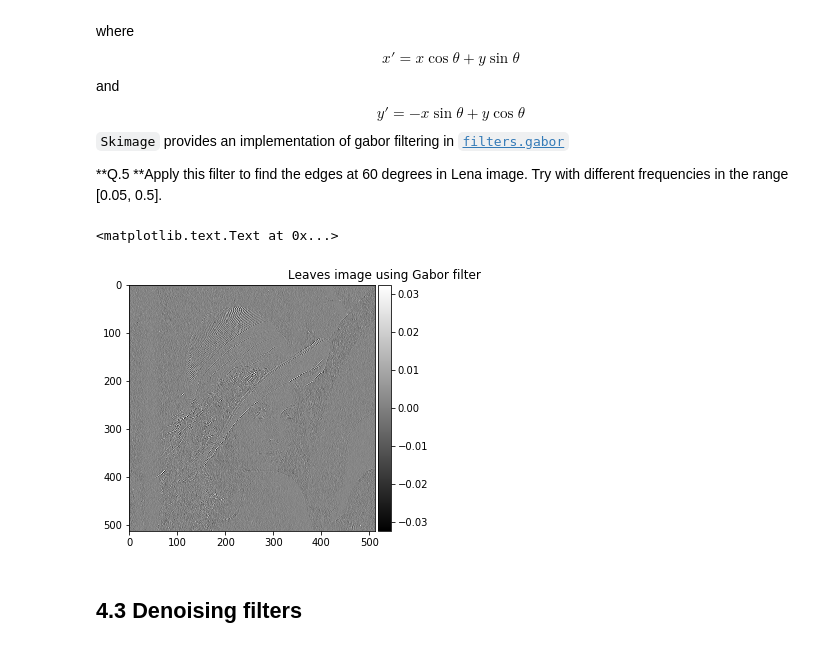
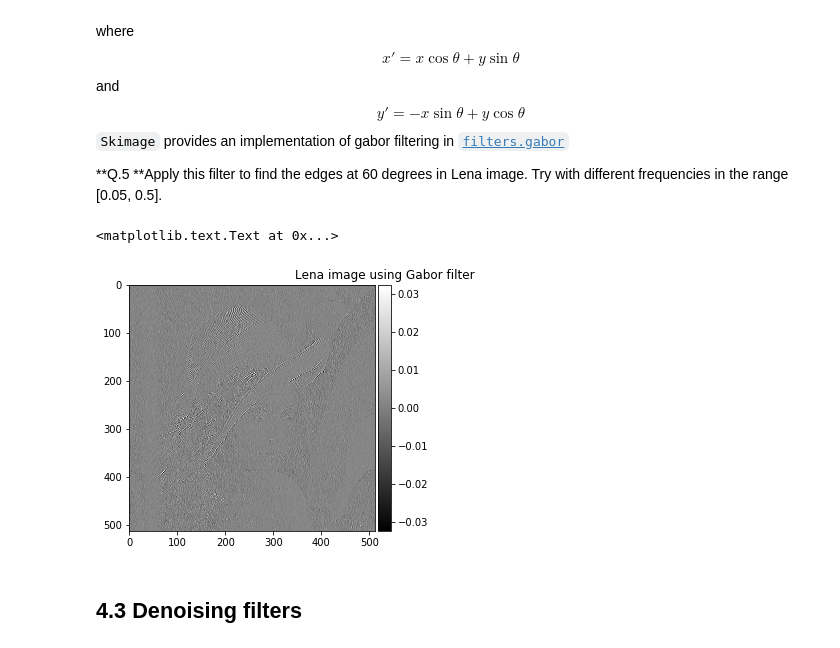
Before and after one commit to dariazotovamaia/B31XB-IIP-TP-1718, a Jupyter notebook: 4-filter-spatial-domain/4-spatial-filter.ipynb, the cells around one changed output. Saved outputs shown, nothing was run; the diff lists cells and outputs as text; code cells hidden in the pictures.

```diff
--- a/4-filter-spatial-domain/4-spatial-filter.ipynb
+++ b/4-filter-spatial-domain/4-spatial-filter.ipynb
@@ -185,10 +185,10 @@ $$
 # %%
 filt_real, filt_imag = filters.gabor(lena_im, frequency=0.5, theta=1.0472)
 io.imshow(filt_real, cmap = cm.gray)
-plt.title ('Leaves image using Gabor filter')
+plt.title ('Lena image using Gabor filter')
 # %% [output]
 <matplotlib.text.Text at 0x...>
-[figure, old version]
+[figure, new version]
 # %% [markdown]
 ## 4.3 Denoising filters
 # %% [markdown]
```
Also changed, not shown: parts of 6 cells of this notebook.
